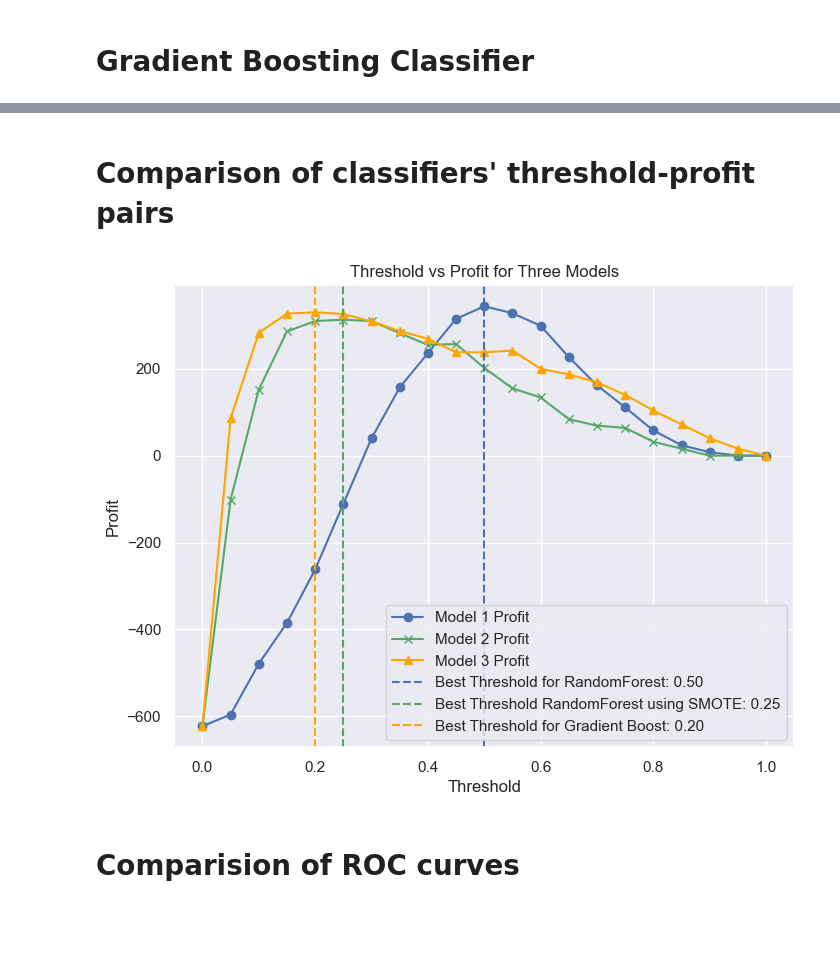
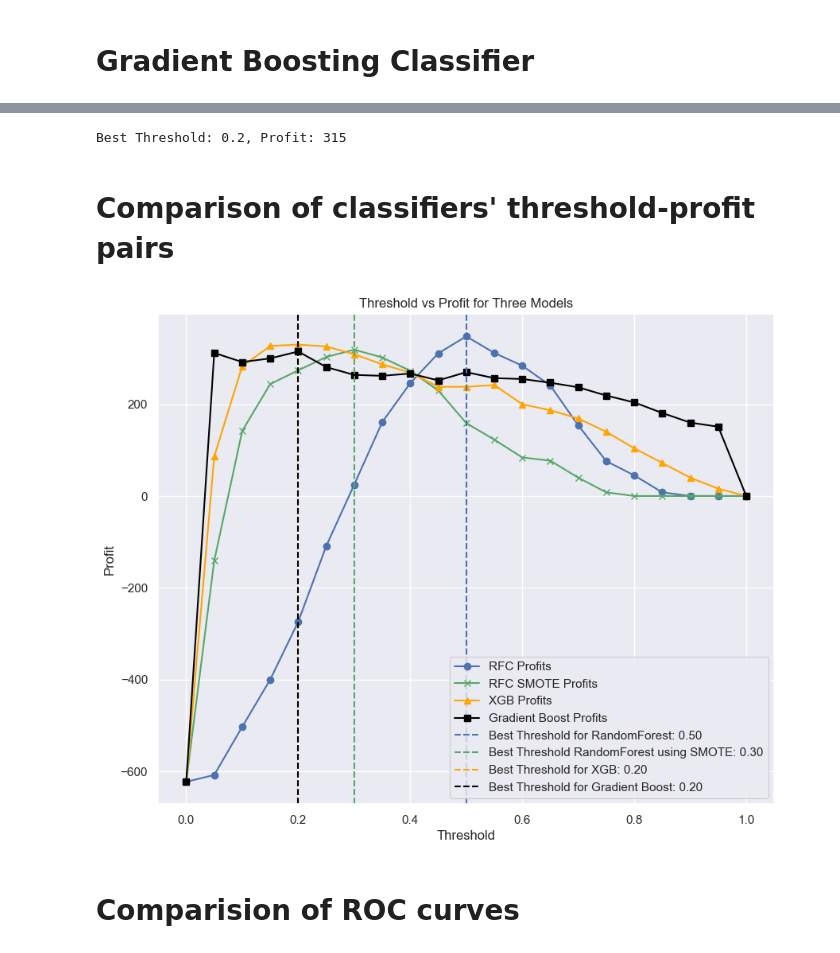
Before and after one commit to szba-ds/iFood-Data-Aanalyst-Case-Using-Classification-Algorithms, a Jupyter notebook: Classifiers.ipynb, the cells around one changed output, grey strips where cells are left out. Saved outputs shown, nothing was run; the diff lists cells and outputs as text; code cells hidden in the pictures; blank space fills up the shorter version.

Commit message:
Gradient boost done, visual comparisions done

```diff
--- a/Classifiers.ipynb
+++ b/Classifiers.ipynb
@@ -275,2 +299,0 @@ np.int64(238)
-# %%
-profit_scorer(y_test,y_pred_xgb)
@@ -279,5 +334,5 @@ np.int64(238)
 # %%
-best_threshold_xgb , profits_xgb = evaluate_thresholds(best_model_xgb,X_test,y_test)
+best_threshold_xgb , profits_pairs_xgb, profits_xgb = evaluate_thresholds(best_model_xgb,X_test,y_test)
 xgb_probs =  best_model_xgb.predict_proba(X_test)
 # %% [output]
 Best Threshold: 0.2, Profit: 330
@@ -287,17 +342,15 @@ Best Threshold: 0.2, Profit: 330
 gb = GradientBoostingClassifier(random_state = 42)
 
 param_grid = {
-    'n_estimators': [50, 100, 200],
-    'learning_rate': [0.01, 0.1, 0.2],
-    'max_depth': [3, 4, 5],
-    'min_samples_split': [2, 5],
-    'min_samples_leaf': [1, 3],
+    'n_estimators': [50, 100, 200, 400],
+    'learning_rate': [0.01, 0.1, 0.2, 0.3],
+    'max_depth': [3, 4, 5, 7, 8 ,10],
     'subsample': [0.8, 1.0],
     'max_features': ['sqrt', 'log2']
 }
 
 # Perform GridSearchCV
-grid_search_gb = GridSearchCV(gb, param_grid, cv=5, scoring='accuracy', n_jobs=-1)
+grid_search_gb = GridSearchCV(gb, param_grid, cv=5, scoring=scorer, n_jobs=-1)
 grid_search_gb.fit(X_train, y_train)
 # %% [output]
 GridSearchCV(cv=5, estimator=GradientBoostingClassifier(random_state=42),
@@ -349,42 +400,50 @@ weighted avg       0.94      0.94      0.93      1533
 weighted avg       0.87      0.88      0.87       512
+# %%
+best_threshold_gb, profit_pairs_gb, profits_gb = evaluate_thresholds(
+    model=best_model_gb,
+    X=X_test,
+    y_true=y_test,
+)
+
+gb_probs =  best_model_gb.predict_proba(X_test)
+# %% [output]
+Best Threshold: 0.2, Profit: 315
 # %% [markdown]
 # Comparison of classifiers' threshold-profit pairs
 # %%
 
+plt.figure(figsize=(10, 8))
 
+plt.plot(thresholds, profits_rf, marker='o', linestyle='-', color='b', label='RFC Profits')
 
-# Plot all three models' performance on the same graph
-plt.figure(figsize=(8, 6))
+plt.plot(thresholds, profits_smote, marker='x', linestyle='-', color='g', label='RFC SMOTE Profits')
 
-# Plot Model 1's performance
-plt.plot(thresholds, profits_rf, marker='o', linestyle='-', color='b', label='Model 1 Profit')
+plt.plot(thresholds, profits_xgb, marker='^', linestyle='-', color='orange', label='XGB Profits')
 
-# Plot Model 2's performance
-plt.plot(thresholds, profits_smote, marker='x', linestyle='-', color='g', label='Model 2 Profit')
-
-# Plot Model 3's performance
-plt.plot(thresholds, profits_xgb, marker='^', linestyle='-', color='orange', label='Model 3 Profit')
+plt.plot(thresholds, profits_gb, marker='s', linestyle='-', color='black', label='Gradient Boost Profits')
 
 # Mark the best threshold for Model 1
 plt.axvline(x=best_threshold_rf, color='b', linestyle='--', label=f'Best Threshold for RandomForest: {best_threshold_rf:.2f}')
 
 # Mark the best threshold for Model 2
 plt.axvline(x=best_threshold_smote, color='g', linestyle='--', label=f'Best Threshold RandomForest using SMOTE: {best_threshold_smote:.2f}')
 
 # Mark the best threshold for Model 3
-plt.axvline(x=best_threshold_xgb, color='orange', linestyle='--', label=f'Best Threshold for Gradient Boost: {best_threshold_xgb:.2f}')
+plt.axvline(x=best_threshold_xgb, color='orange', linestyle='--', label=f'Best Threshold for XGB: {best_threshold_xgb:.2f}')
+
+plt.axvline(x=best_threshold_gb, color='black', linestyle='--', label=f'Best Threshold for Gradient Boost: {best_threshold_gb:.2f}')
 
 # Labels and title
 plt.xlabel('Threshold')
 plt.ylabel('Profit')
 plt.title('Threshold vs Profit for Three Models')
 plt.legend()
 plt.grid(True)
 
 # Show the plot
 plt.show()
 # %% [output]
-[figure, old version]
+[figure, new version]
 # %% [markdown]
 # Comparision of ROC curves
 # %% [markdown]
```
Also changed, not shown: parts of 19 cells of this notebook.
